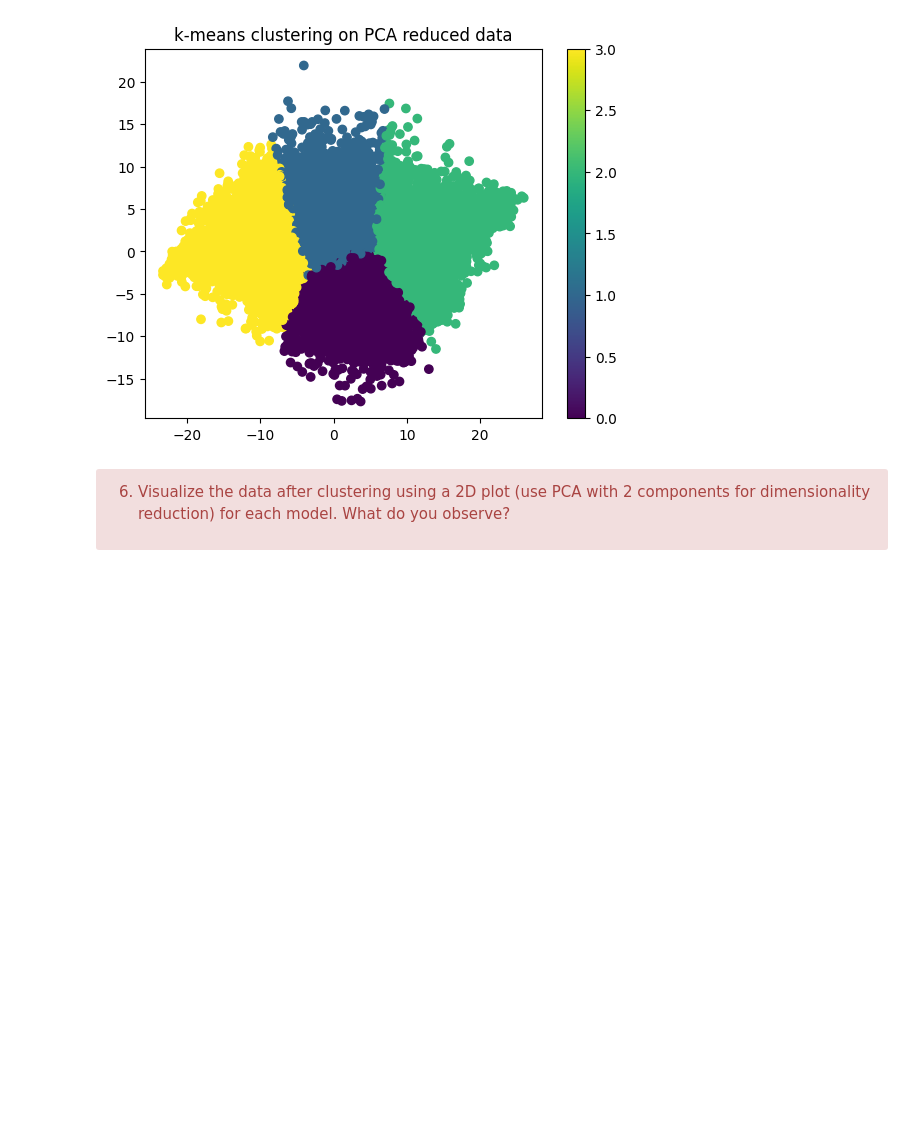
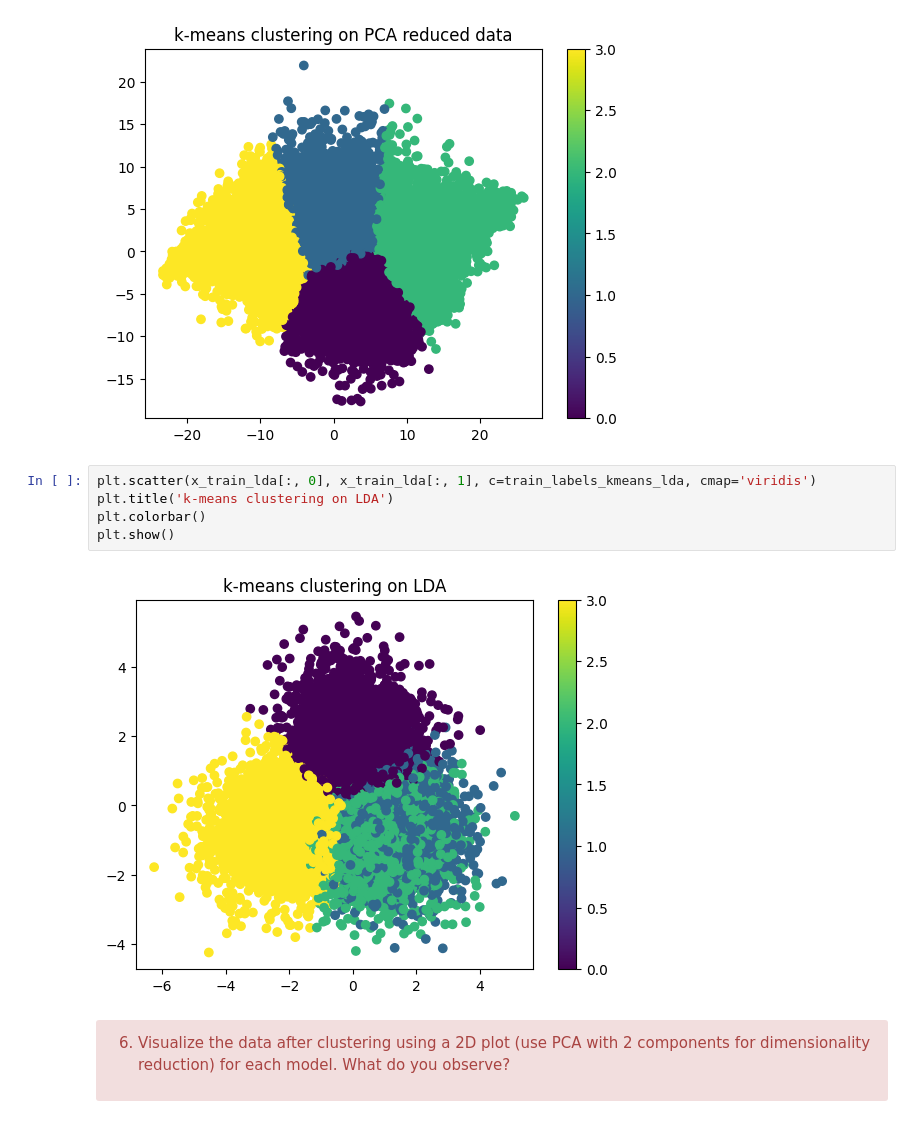
Before and after one commit to amaliahm/machine_learning_tps, a Jupyter notebook: TP5.ipynb, the cells around one changed output. Saved outputs shown, nothing was run; the diff lists cells and outputs as text; blank space fills up the shorter version.

```diff
--- a/TP5.ipynb
+++ b/TP5.ipynb
@@ -174,6 +180,13 @@ plt.colorbar()
 plt.show()
 # %% [output]
 [figure]
+# %%
+plt.scatter(x_train_lda[:, 0], x_train_lda[:, 1], c=train_labels_kmeans_lda, cmap='viridis')
+plt.title('k-means clustering on LDA')
+plt.colorbar()
+plt.show()
+# %% [output]
+[figure, added]
 # %% [markdown]
 <div class="alert alert-block alert-danger">
 
```
Also changed, not shown: parts of 7 cells of this notebook.
